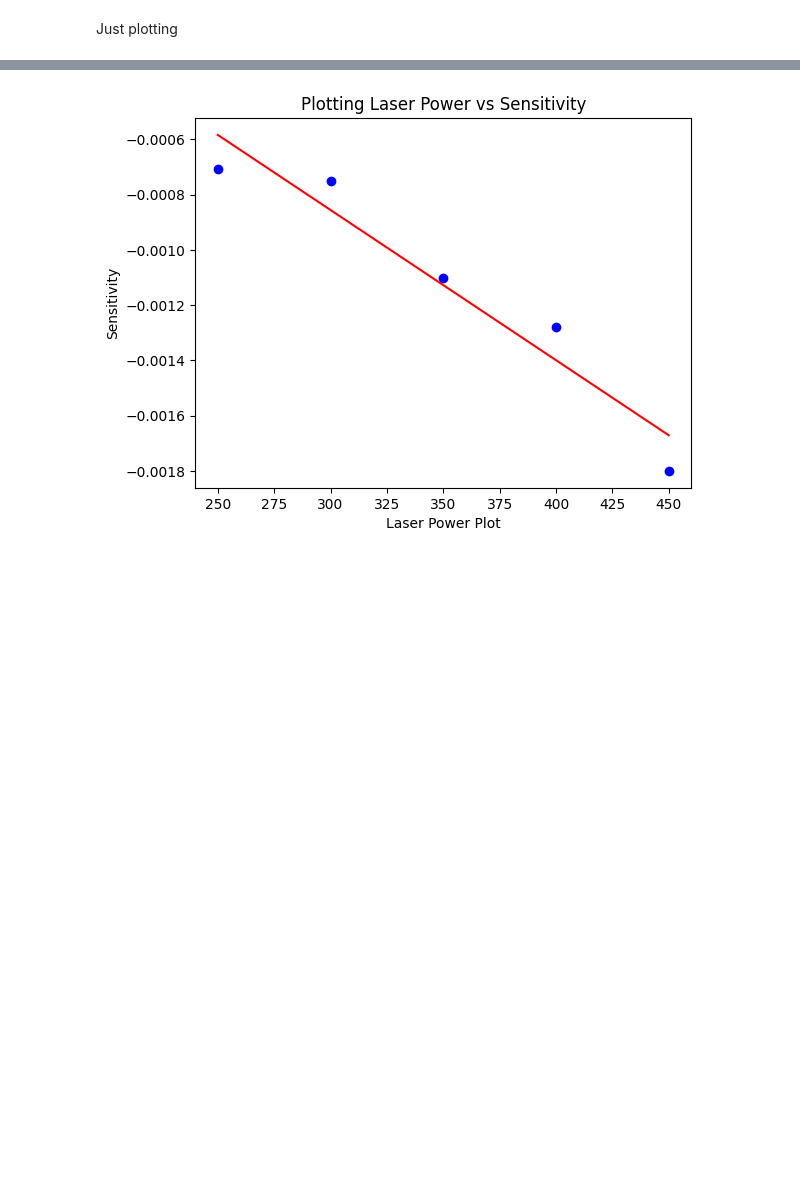
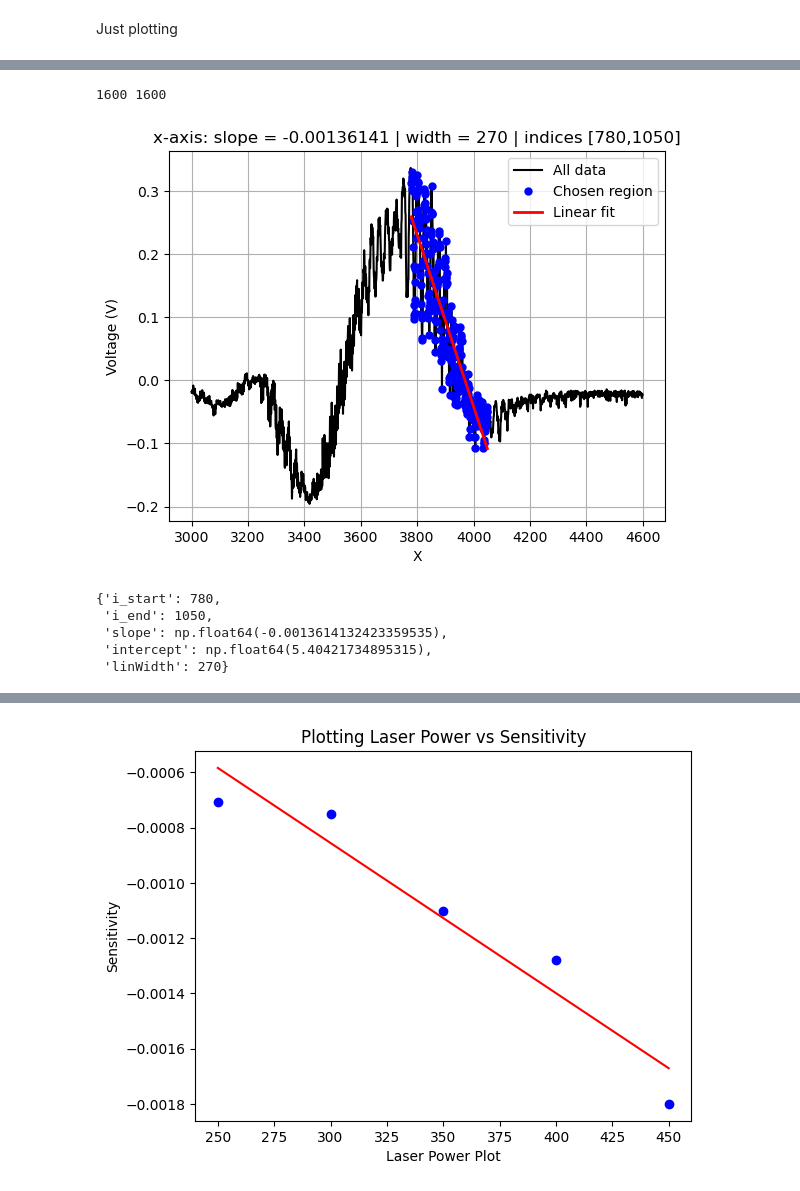
Before and after one commit to curtisjhu/otz, a Jupyter notebook: main.ipynb, the cells around one changed output, grey strips where cells are left out. Drawn from its saved outputs; the diff is of its cells as text; code cells hidden in the pictures; blank space fills up the shorter version.

```diff
--- a/main.ipynb
+++ b/main.ipynb
@@ -264,0 +153,10 @@ RangeIndex(start=3599, stop=4100, step=1) [-0.12956156 -0.13090038 -0.13391275 -
+# %%
+pick_and_fit_linear_region(pd_250_d, labelStr="x-axis", ch="Channel 1", i1=3780-3000, i2=4050-3000)
+# %% [output]
+1600 1600
+[figure, added]
+{'i_start': 780,
+ 'i_end': 1050,
+ 'slope': np.float64(-0.0013614132423359535),
+ 'intercept': np.float64(5.40421734895315),
+ 'linWidth': 270}
```
Also changed, not shown: parts of 23 cells of this notebook.
